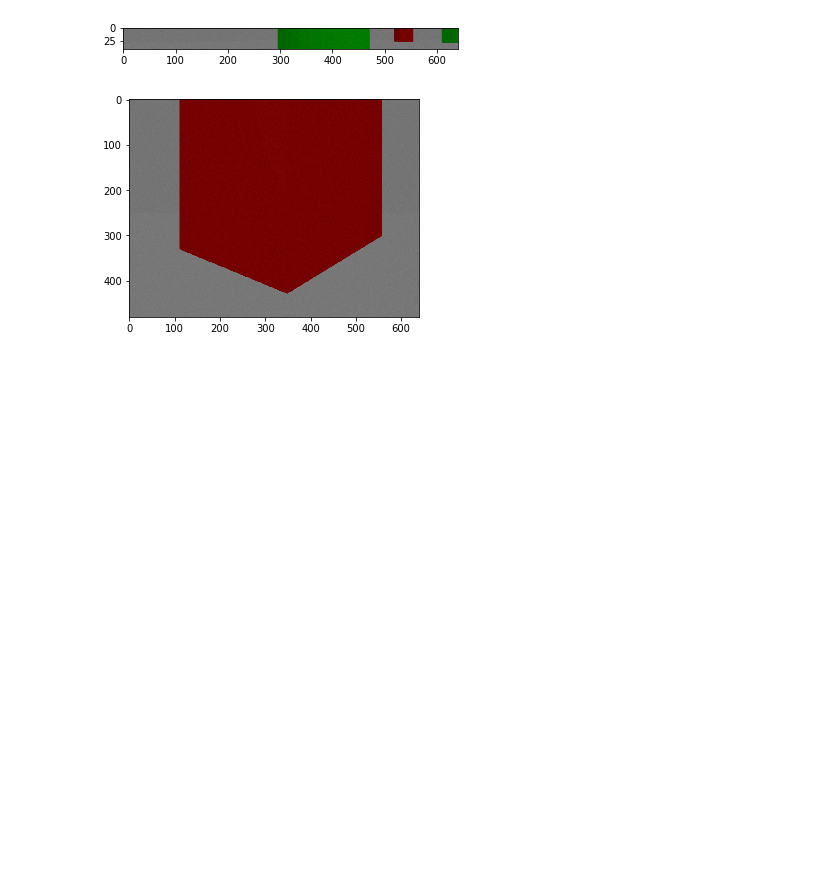
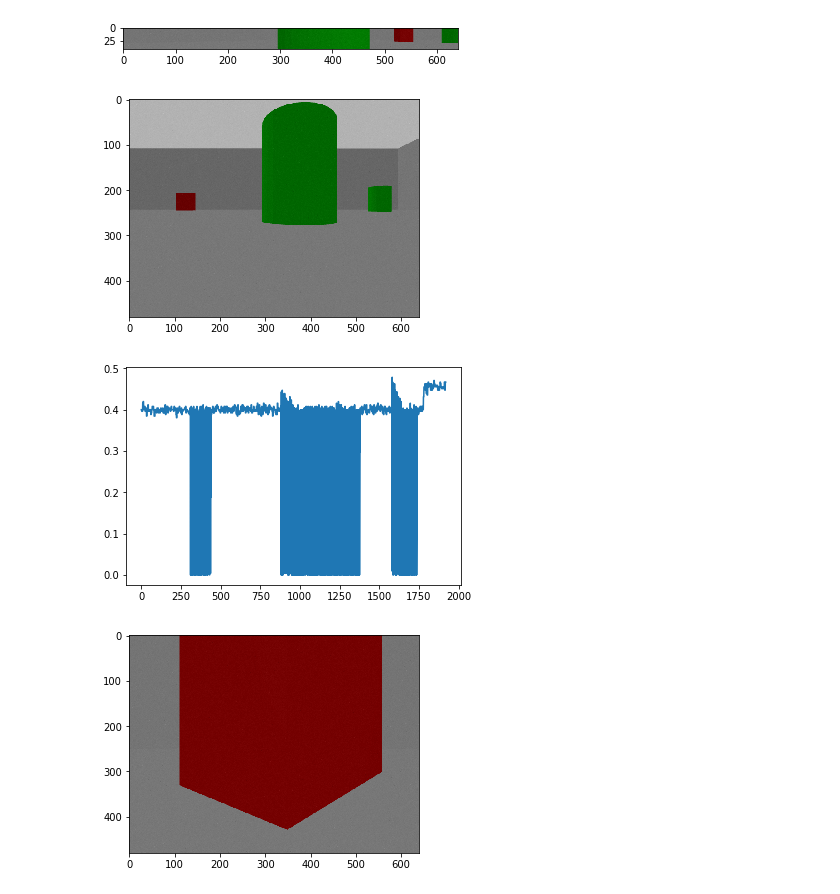
Before and after one commit to tik0/vae_tools, a Jupyter notebook: examples/epistemic_sensing_drudolph.ipynb, the cells around one changed output. Saved outputs shown, nothing was run; the diff lists cells and outputs as text; code cells hidden in the pictures; blank space fills up the shorter version.

```diff
--- a/examples/epistemic_sensing_drudolph.ipynb
+++ b/examples/epistemic_sensing_drudolph.ipynb
@@ -89,6 +96,16 @@ for idx in range(len(camera_data)):
     #images[idx]
 
 X = images_windowed_flat
+# %%
+import matplotlib.pyplot as plt
+_image = numpy.asarray(Image.frombytes('RGB', resolution, camera_data[52,1].tobytes()))
+plt.imshow(_image)
+plt.show()
+plt.plot(images_windowed_flat[52])
+plt.show()
+# %% [output]
+[figure, added]
+[figure, added]
 # %%
 # Sanity Check of the images
 resolution = (640,480)
```
Also changed, not shown: parts of 11 cells of this notebook, 32 other files.
